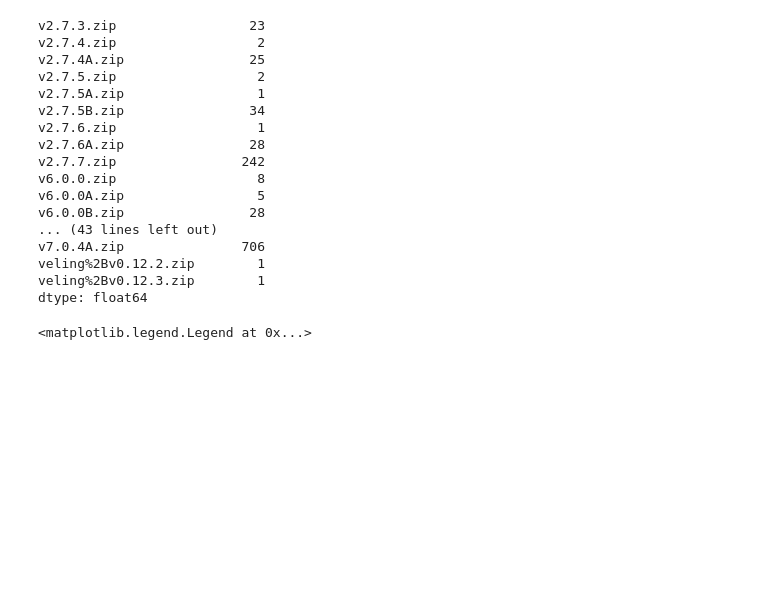
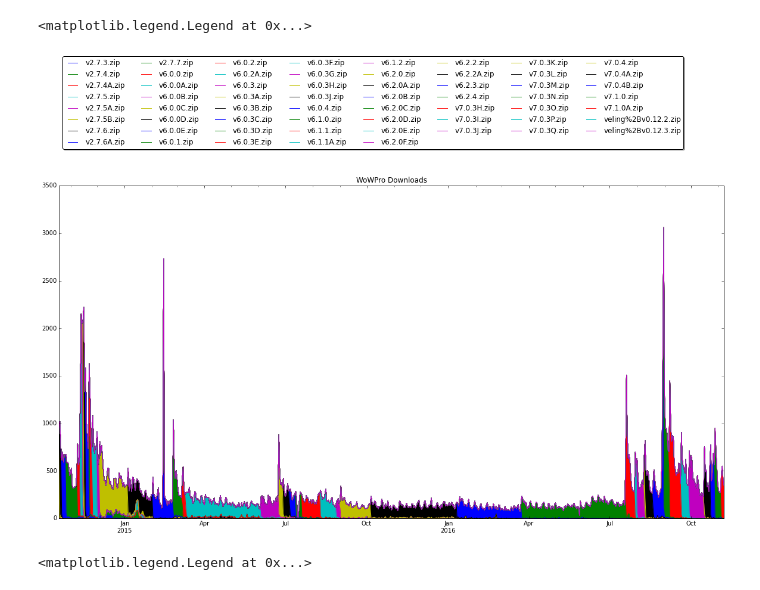
Before and after one commit to Ludovicus-Maior/WoW-Pro-Guides, a Jupyter notebook: WoWPro_Utilities/WoWPro Stats.ipynb, the cells around one changed output. Cells and saved outputs as stored; diff of their text form; code cells hidden in the pictures; blank space fills up the shorter version.

Commit message:
Update download stats

```diff
--- a/WoWPro_Utilities/WoWPro Stats.ipynb
+++ b/WoWPro_Utilities/WoWPro Stats.ipynb
@@ -18,23 +13,10 @@ data.plot(kind='area')
-# %%
-data.sum(axis=0)
-# %% [output]
-v2.7.3.zip                 23
-v2.7.4.zip                  2
-v2.7.4A.zip                25
-v2.7.5.zip                  2
-v2.7.5A.zip                 1
-v2.7.5B.zip                34
-v2.7.6.zip                  1
-v2.7.6A.zip                28
-v2.7.7.zip                242
-v6.0.0.zip                  8
-v6.0.0A.zip                 5
-v6.0.0B.zip                28
-... (43 lines left out)
-v7.0.4A.zip               706
-veling%2Bv0.12.2.zip        1
-veling%2Bv0.12.3.zip        1
-dtype: float64
+# %%
+ax=data.plot(kind='area', title="WoWPro Downloads", figsize=(20,10))
+ax.legend(loc='upper left', bbox_to_anchor=(0.0, 1.40),
+          ncol=8, fancybox=True, shadow=True)
+# %% [output]
+<matplotlib.legend.Legend at 0x...>
+[figure, added]
 # %%
 x=data["2014"].dropna(axis=1, how='all')
 # x = x.iloc[: , :-2]
```
Also changed, not shown: parts of 4 cells of this notebook, 1 other file.
